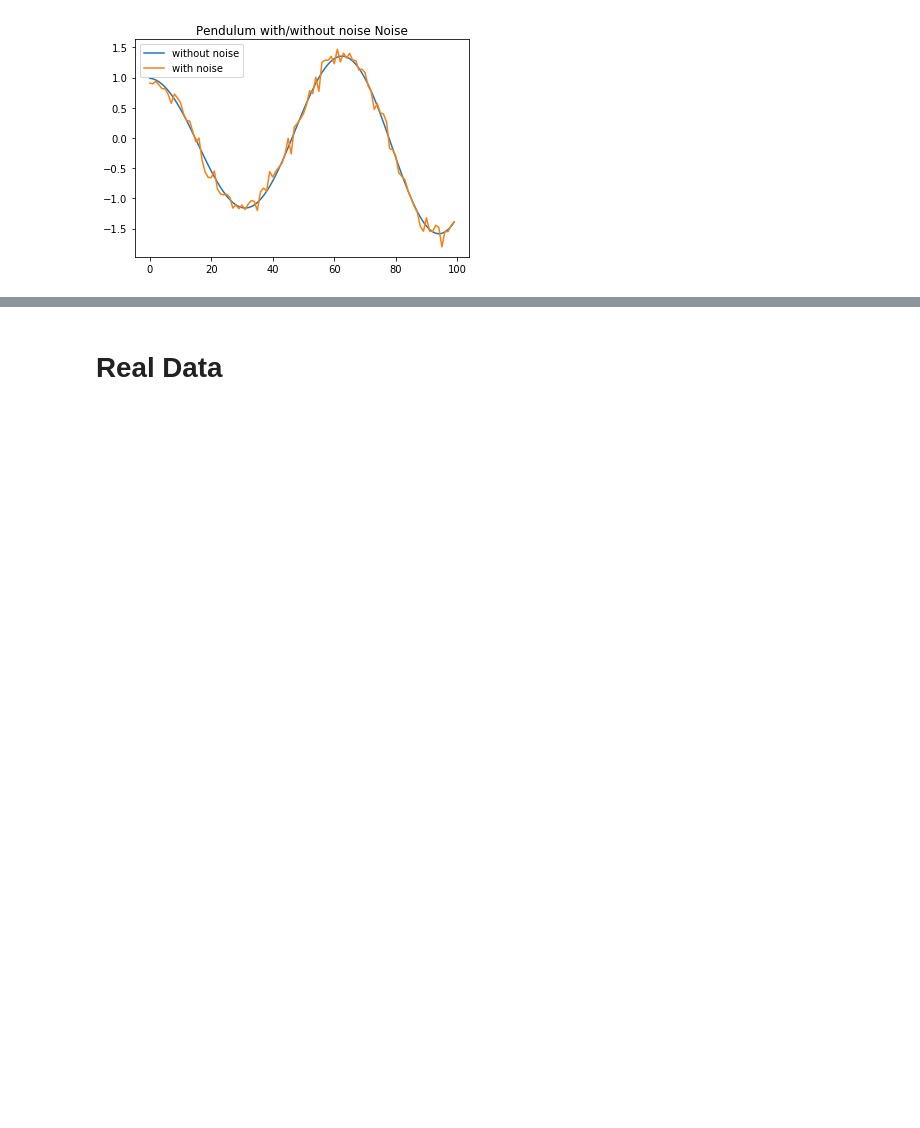
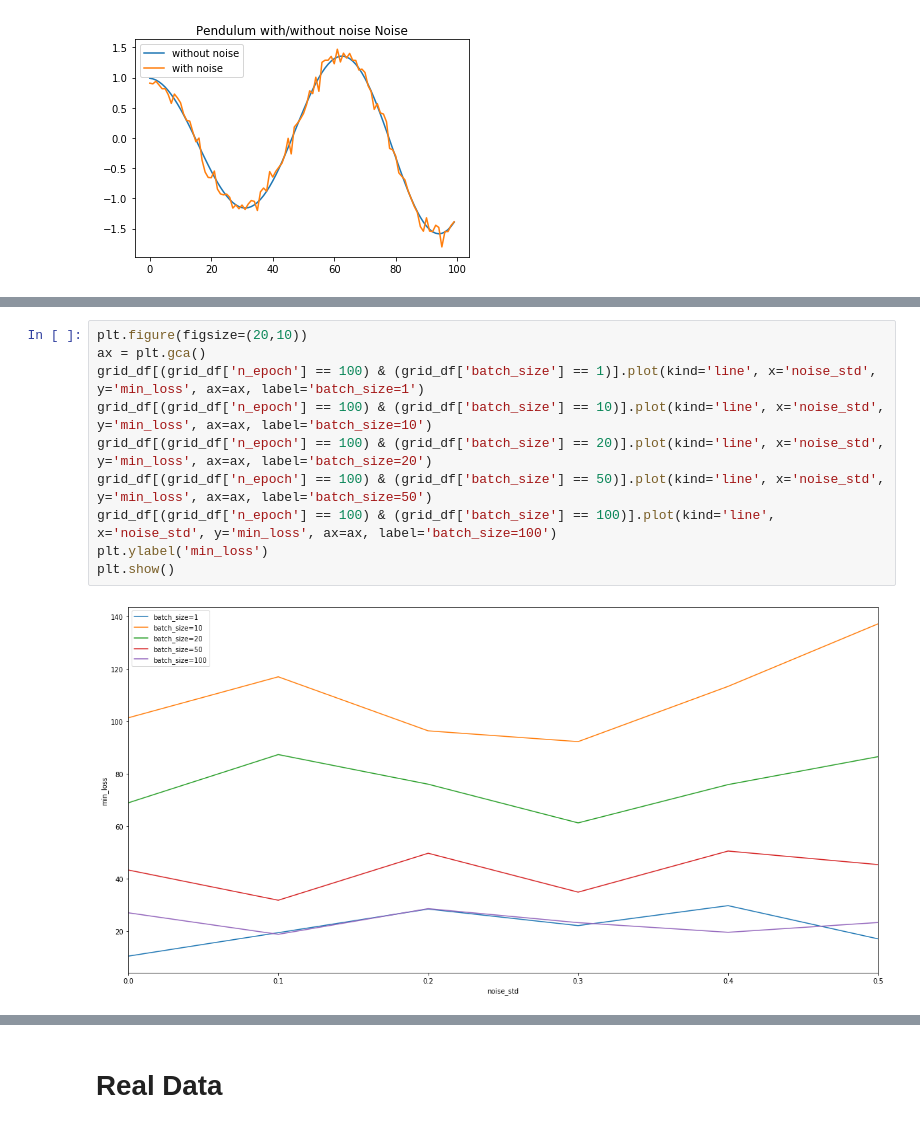
Before and after one commit to KennethThNg/Semester-project-dynamical-system-learning, a Jupyter notebook: NoiseODETestLayer.ipynb, the cells around one changed output, grey strips where cells are left out. Cells and saved outputs as stored; diff of their text form; blank space fills up the shorter version.

```diff
--- a/NoiseODETestLayer.ipynb
+++ b/NoiseODETestLayer.ipynb
@@ -466,0 +431,12 @@ tensor([[[-4.5331e-05, -3.7478e-04],
+# %%
+plt.figure(figsize=(20,10))
+ax = plt.gca()
+grid_df[(grid_df['n_epoch'] == 100) & (grid_df['batch_size'] == 1)].plot(kind='line', x='noise_std', y='min_loss', ax=ax, label='batch_size=1')
+grid_df[(grid_df['n_epoch'] == 100) & (grid_df['batch_size'] == 10)].plot(kind='line', x='noise_std', y='min_loss', ax=ax, label='batch_size=10')
+grid_df[(grid_df['n_epoch'] == 100) & (grid_df['batch_size'] == 20)].plot(kind='line', x='noise_std', y='min_loss', ax=ax, label='batch_size=20')
+grid_df[(grid_df['n_epoch'] == 100) & (grid_df['batch_size'] == 50)].plot(kind='line', x='noise_std', y='min_loss', ax=ax, label='batch_size=50')
+grid_df[(grid_df['n_epoch'] == 100) & (grid_df['batch_size'] == 100)].plot(kind='line', x='noise_std', y='min_loss', ax=ax, label='batch_size=100')
+plt.ylabel('min_loss')
+plt.show()
+# %% [output]
+[figure, added]
```
Also changed, not shown: parts of 67 cells of this notebook.
